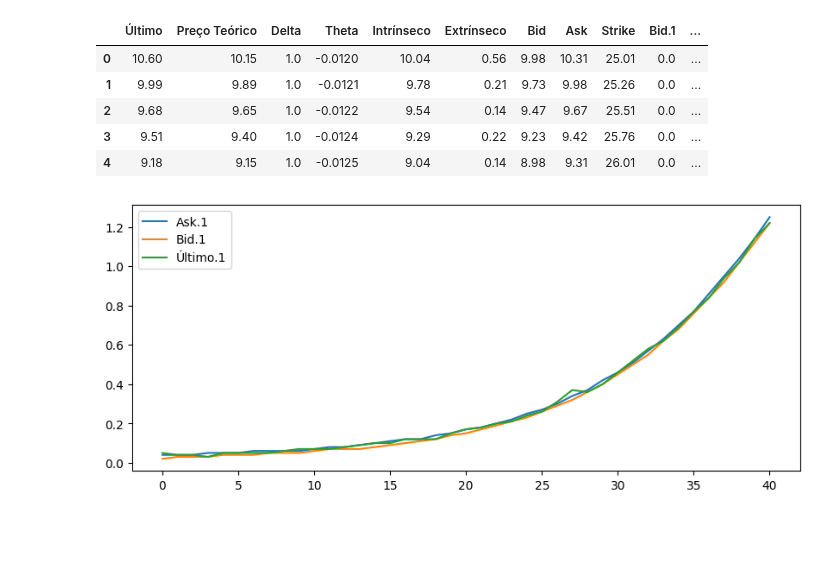
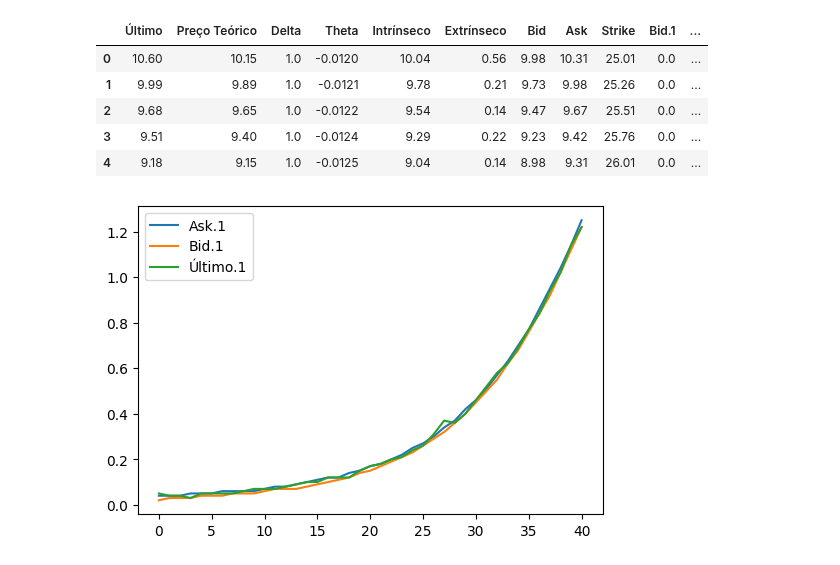
Before and after one commit to facklen/python_para_investimentos, a Jupyter notebook: Avaliação_Opções.ipynb, the cells around one changed output. Drawn from its saved outputs; the diff is of its cells as text; code cells hidden in the pictures; blank space fills up the shorter version.

```diff
--- a/Avaliação_Opções.ipynb
+++ b/Avaliação_Opções.ipynb
@@ -40,8 +61,10 @@ Opções1.head(5)
 # %%
 # Ask são os vendedores
 # Bid são os compradores
 # Último valor negociado
 PUTs_OTM = Opções[(Opções['Intrínseco.1']<=0.5)]
-PUTs_OTM[['Ask.1','Bid.1','Último.1']].plot(figsize = (10,4));
+PUTs_OTM1 = Opções1[(Opções1['Intrínseco.1']<=0.5)]
+#PUTs_OTM2 = Opções2[(Opções2['Intrínseco.1']<=0.5)]
+PUTs_OTM[['Ask.1','Bid.1','Último.1']].plot(figsize = (6,4));
 # %% [output]
-[figure, old version]
+[figure, new version]
```
Also changed, not shown: parts of 6 cells of this notebook.
